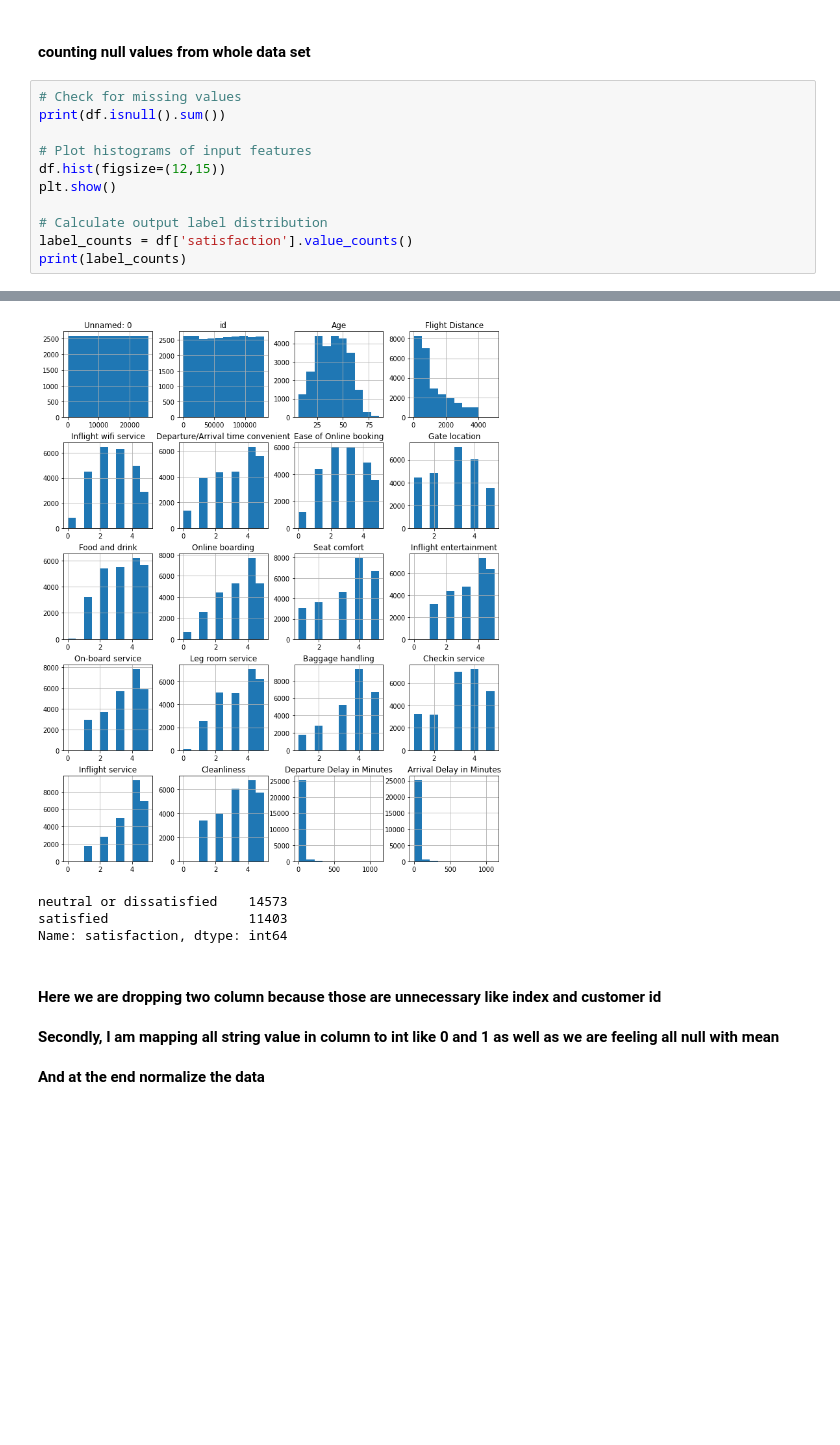
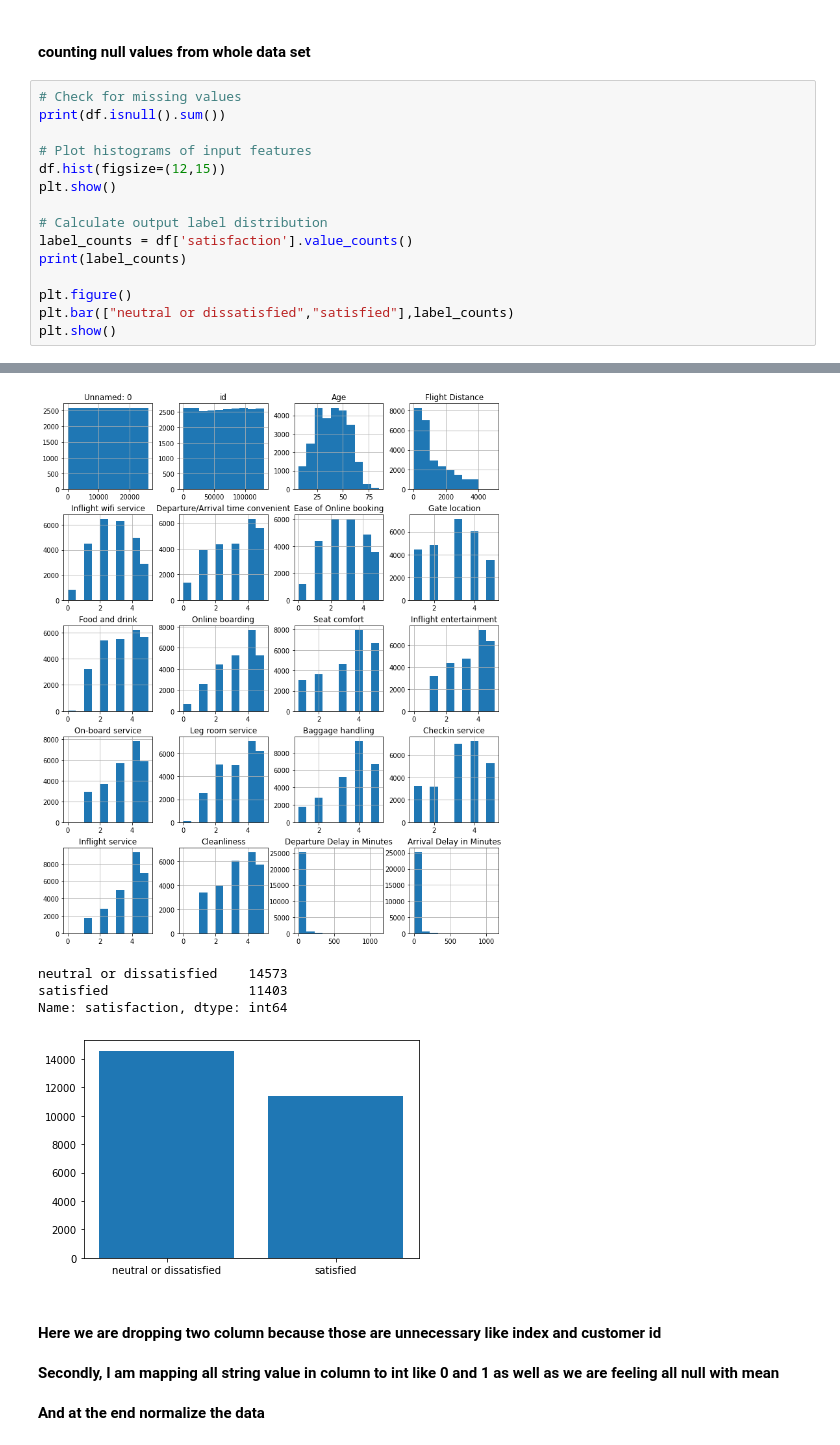
Before and after one commit to Rutvik2303/AI_final_project, a Jupyter notebook: Untitled.ipynb, the cells around one changed output, grey strips where cells are left out. Cells and saved outputs as stored; diff of their text form; blank space fills up the shorter version.

```diff
--- a/Untitled.ipynb
+++ b/Untitled.ipynb
@@ -23,33 +23,38 @@ print(df.isnull().sum())
 
 # Plot histograms of input features
 df.hist(figsize=(12,15))
 plt.show()
 
 # Calculate output label distribution
 label_counts = df['satisfaction'].value_counts()
 print(label_counts)
+
+plt.figure()
+plt.bar(["neutral or dissatisfied","satisfied"],label_counts)
+plt.show()
 # %% [output]
 Unnamed: 0                            0
 id                                    0
 Gender                                0
 Customer Type                         0
 Age                                   0
 Type of Travel                        0
 Class                                 0
 Flight Distance                       0
 Inflight wifi service                 0
 Departure/Arrival time convenient     0
 Ease of Online booking                0
 Gate location                         0
 ... (10 lines left out)
 Departure Delay in Minutes            0
 Arrival Delay in Minutes             83
 satisfaction                          0
 dtype: int64
 [figure]
 neutral or dissatisfied    14573
 satisfied                  11403
 Name: satisfaction, dtype: int64
+[figure, added]
 # %% [markdown]
 <h4>Here we are dropping two column because those are unnecessary like index and customer id
 <br><br>Secondly, I am mapping all string value in column to int like 0 and 1 as well as we are feeling all null with mean
```
Also changed, not shown: parts of 28 cells of this notebook.
